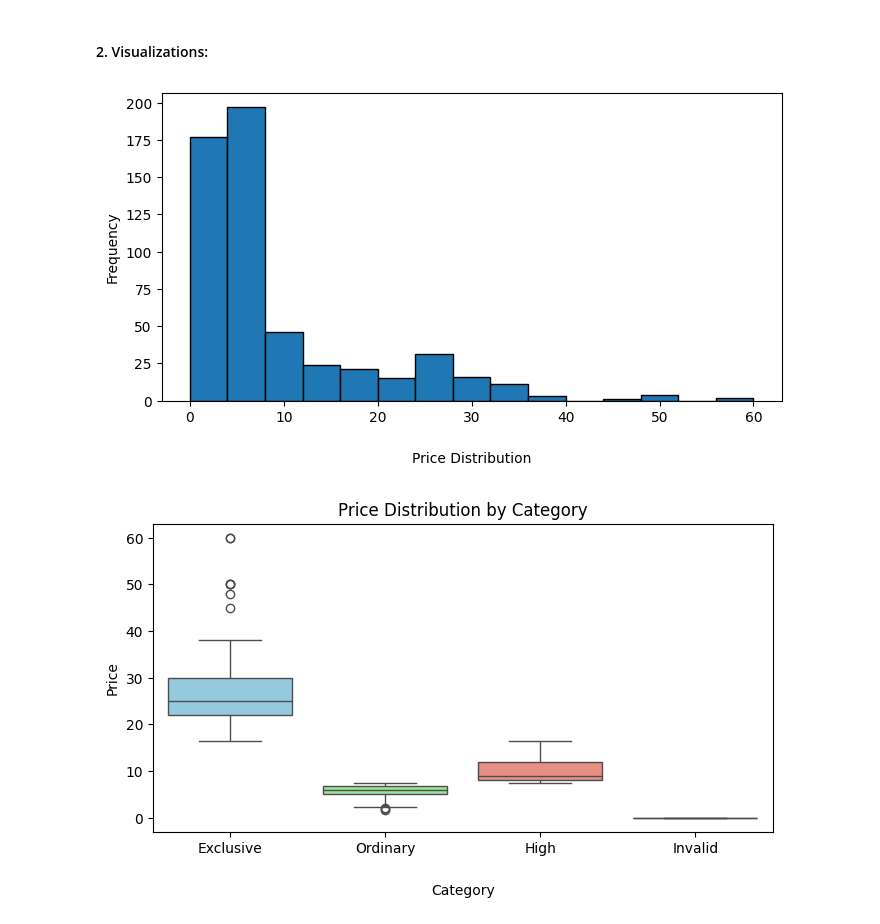
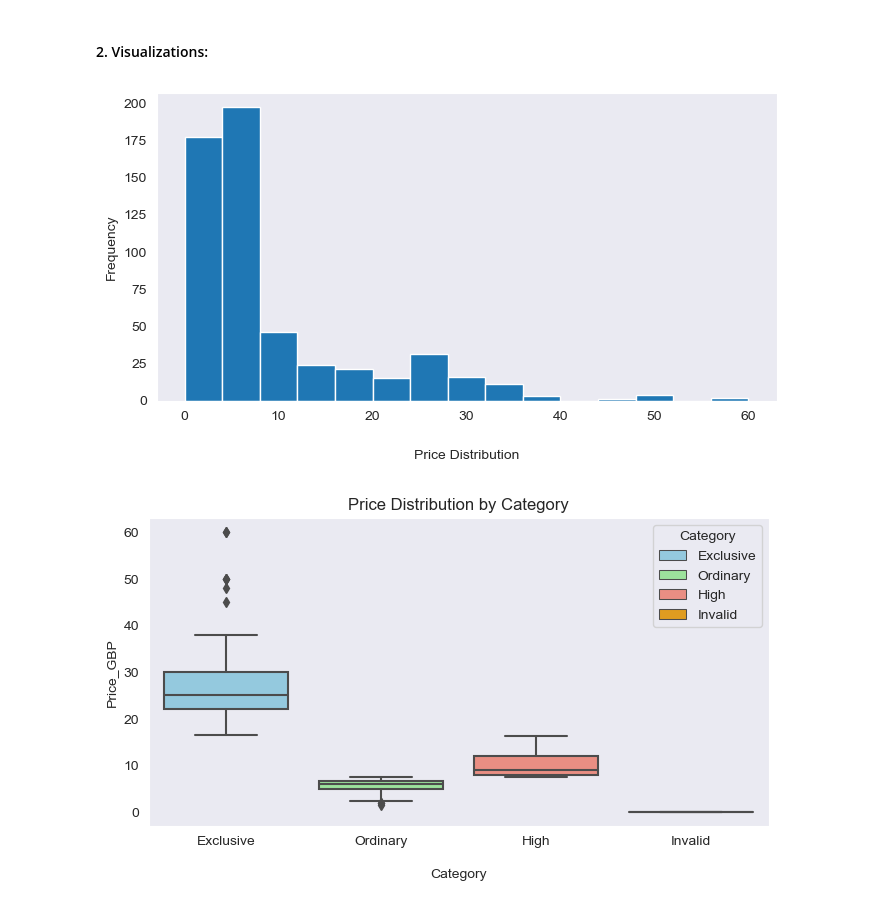
Before and after one commit to MtetoDesigns/Delli_data_cleaning, a Jupyter notebook: Delli_Datacleaning.ipynb, the cells around one changed output. Saved outputs shown, nothing was run; the diff lists cells and outputs as text; code cells hidden in the pictures.

```diff
--- a/Delli_Datacleaning.ipynb
+++ b/Delli_Datacleaning.ipynb
@@ -223,17 +252,3 @@ df['category'] = df['price'].apply(categorize_price)
-# %%
-# Extract price for Exclusive category
-
-df['Exclusive_price'] = df.loc[df['category'] == 'Exclusive', 'price']
-df['Exclusive_price'] =  df['Exclusive_price'].fillna(0)
-# %%
-# Extract price for High Category
-
-df['High_price'] = df.loc[df['category'] == 'High', 'price']
-df['High_price'] = df['High_price'].fillna(0)
-# %%
-# Extract price for Ordinary category
-df['Ordinary_price'] = df.loc[df['category'] == 'Ordinary', 'price']
-df['Ordinary_price'] = df['Ordinary_price'].fillna(0)
 # %%
 # Determine total items per category & total revenue
 
@@ -264,37 +291,40 @@ df.shape
 # %% [markdown]
 #### 2. Visualizations:
+# %%
+sns.set_style('dark')
 # %%
 # Determine price distribution
 
-price_counts = df['price']
+price_counts = df['Price_GBP']
 
 plt.figure(figsize=(8,4))
-price_counts.plot(kind='hist',bins=15,edgecolor='black')
+price_counts.plot(kind='hist',bins=15)
 plt.xlabel('Price Distribution')
 plt.xlabel('Price Distribution', labelpad=20)
 plt.show()
 # %% [output]
-[figure, old version]
+[figure, new version]
 # %%
 # Determine price distribution by category
 
 plt.figure(figsize=(8,4))
 
 sns.boxplot(
     data=df,
-    x='category',
-    y='price',
-    hue='category',
+    x='Category',
+    y='Price_GBP',
+    hue='Category',
     palette=['skyblue','lightgreen','salmon','orange'],
     dodge=False,
-    legend=False
+
 )
+
 plt.title('Price Distribution by Category')
-plt.xlabel('Category', labelpad=20)
-plt.ylabel('Price')
+plt.xlabel('Category', labelpad=15)
+plt.ylabel('Price_GBP')
 plt.show()
 # %% [output]
-[figure, old version]
+[figure, new version]
 # %%
 # Category analysis by class
 
```
Also changed, not shown: parts of 30 cells of this notebook.
